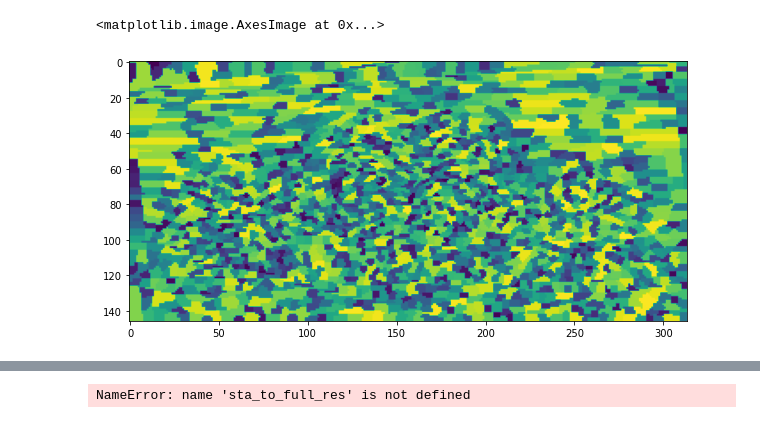
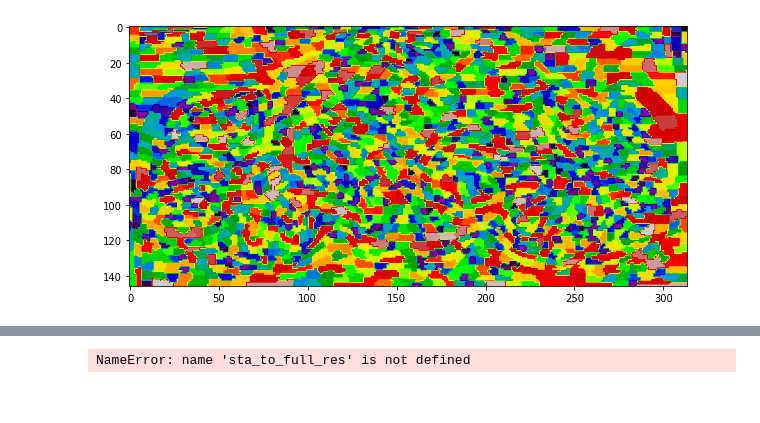
Before and after one commit to ClandininLab/brainsss, a Jupyter notebook: notebooks/20250819_superclusters_labels.ipynb, the cells around one changed output, grey strips where cells are left out. Cells and saved outputs as stored; diff of their text form; code cells hidden in the pictures.

```diff
--- a/notebooks/20250819_superclusters_labels.ipynb
+++ b/notebooks/20250819_superclusters_labels.ipynb
@@ -91,11 +98,10 @@ ax.imshow(giant_labels_anat_sub[51].T,cmap='spring')
 # %%
 fig,axs=plt.subplots(figsize=(10,10))
-axs.imshow(giant_labels_anat[77].T)
+img=axs.imshow(giant_labels_anat[45].T, cmap='nipy_spectral')
 # img1=axs[1].imshow(check_brain.T,cmap='Greys')
 # plt.colorbar(img)
 # %% [output]
-<matplotlib.image.AxesImage at 0x...>
-[figure, old version]
+[figure, new version]
 # %%
 super_clust=500
 brain=full_res['total']
```
Also changed, not shown: parts of 10 cells of this notebook, 4 other files.
